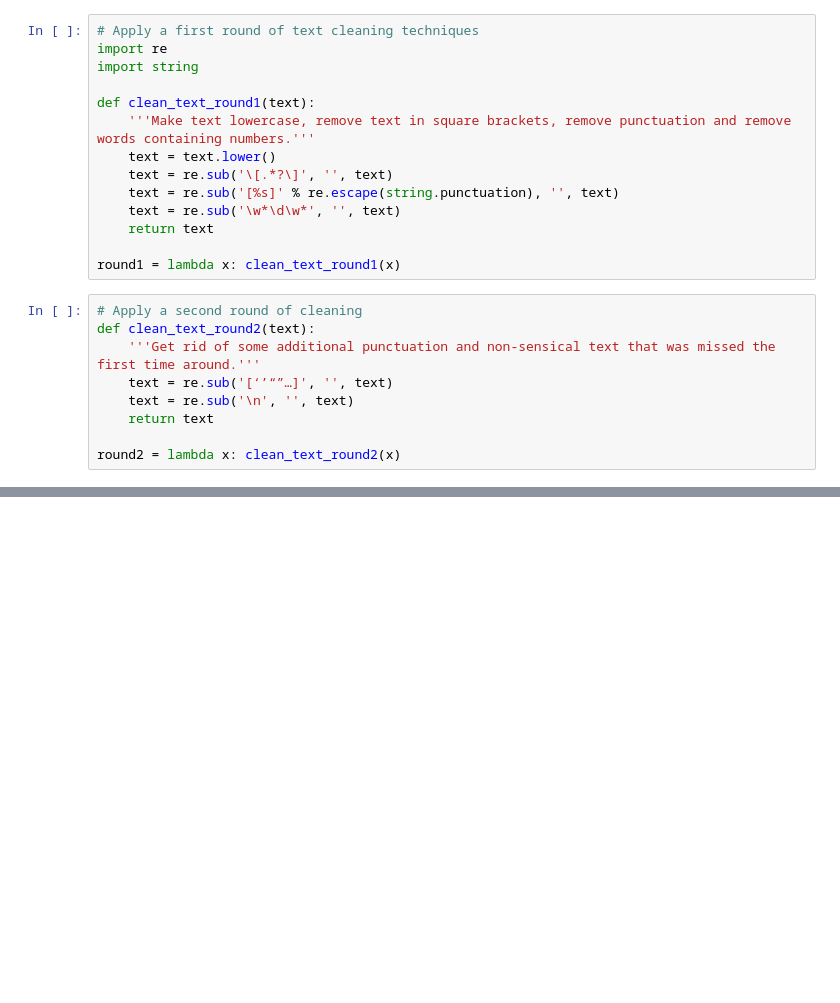
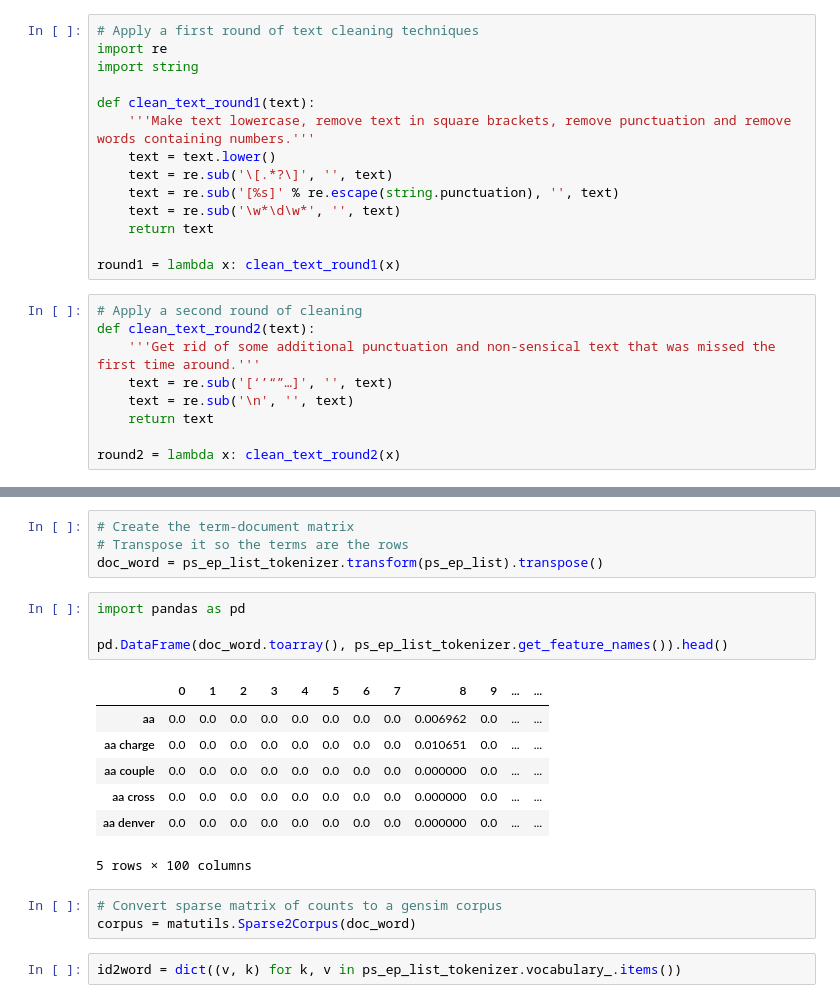
Before and after one commit to ericbassett/jre_podcast_rec, a Jupyter notebook: 02_clean_transcripts.ipynb, the cells around one changed output, grey strips where cells are left out. Cells and saved outputs as stored; diff of their text form; blank space fills up the shorter version.

```diff
--- a/02_clean_transcripts.ipynb
+++ b/02_clean_transcripts.ipynb
@@ -105,0 +201,21 @@ data_dtm
+# %%
+# Create the term-document matrix
+# Transpose it so the terms are the rows
+doc_word = ps_ep_list_tokenizer.transform(ps_ep_list).transpose()
+# %%
+import pandas as pd
+
+pd.DataFrame(doc_word.toarray(), ps_ep_list_tokenizer.get_feature_names()).head()
+# %% [output]
+|  | 0 | 1 | 2 | 3 | 4 | 5 | 6 | 7 | 8 | 9 | ... | ... |
+| aa | 0.0 | 0.0 | 0.0 | 0.0 | 0.0 | 0.0 | 0.0 | 0.0 | 0.006962 | 0.0 | ... | ... |
+| aa charge | 0.0 | 0.0 | 0.0 | 0.0 | 0.0 | 0.0 | 0.0 | 0.0 | 0.010651 | 0.0 | ... | ... |
+| aa couple | 0.0 | 0.0 | 0.0 | 0.0 | 0.0 | 0.0 | 0.0 | 0.0 | 0.000000 | 0.0 | ... | ... |
+| aa cross | 0.0 | 0.0 | 0.0 | 0.0 | 0.0 | 0.0 | 0.0 | 0.0 | 0.000000 | 0.0 | ... | ... |
+| aa denver | 0.0 | 0.0 | 0.0 | 0.0 | 0.0 | 0.0 | 0.0 | 0.0 | 0.000000 | 0.0 | ... | ... |
+5 rows × 100 columns
+# %%
+# Convert sparse matrix of counts to a gensim corpus
+corpus = matutils.Sparse2Corpus(doc_word)
+# %%
+id2word = dict((v, k) for k, v in ps_ep_list_tokenizer.vocabulary_.items())
```
Also changed, not shown: parts of 41 cells of this notebook, 2 other files.
